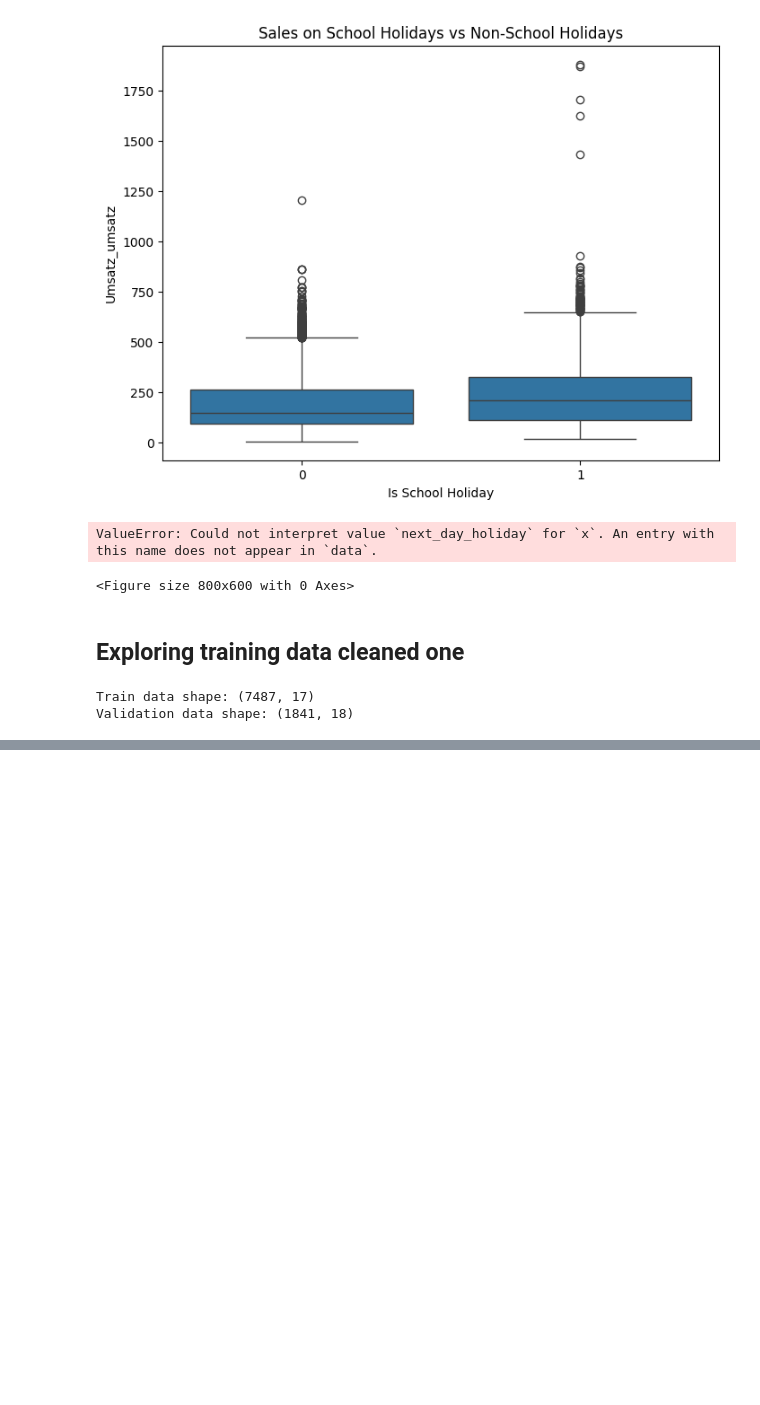
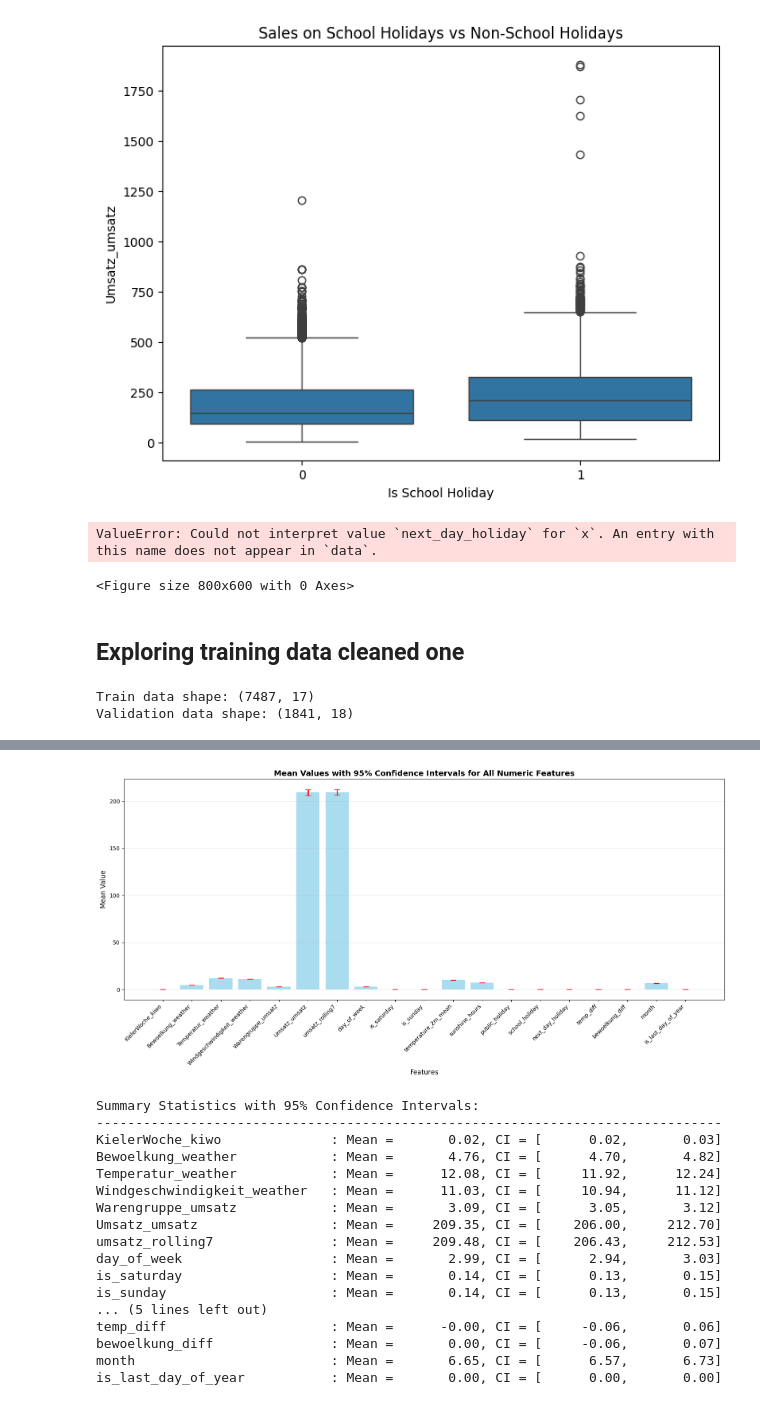
Before and after one commit to Awais16/bakery_sales_prediction, a Jupyter notebook: 1_DatasetCharacteristics/DataCharacter.ipynb, the cells around one changed output, grey strips where cells are left out. Saved outputs shown, nothing was run; the diff lists cells and outputs as text; code cells hidden in the pictures; blank space fills up the shorter version.

```diff
--- a/1_DatasetCharacteristics/DataCharacter.ipynb
+++ b/1_DatasetCharacteristics/DataCharacter.ipynb
@@ -306,6 +305,18 @@ df_train_clean.head()  # Verify
 #drop non numeric columns for correlation check
 df_train_clean_numeric = df_train_clean.select_dtypes(include=['number'])
 
+# Add month column and last day of year column
+df_train_clean_numeric['month'] = pd.to_datetime(df_train_clean['Datum']).dt.month
+df_train_clean_numeric['is_last_day_of_year'] = pd.to_datetime(df_train_clean['Datum']).dt.is_year_end.astype(int)
+
+#remove sunshine_duration, Umsatz_umsatz,umsatz_rolling7  column if exists
+if 'sunshine_duration' in df_train_clean_numeric.columns:
+    df_train_clean_numeric = df_train_clean_numeric.drop(columns=['sunshine_duration'])
+if 'Umsatz_umsatz' in df_train_clean_numeric.columns:
+    df_train_clean_numeric = df_train_clean_numeric.drop(columns=['Umsatz_umsatz'])
+if 'umsatz_rolling7' in df_train_clean_numeric.columns:
+    df_train_clean_numeric = df_train_clean_numeric.drop(columns=['umsatz_rolling7'])
+
 # check correlation of temp_diff and Temperature_weather with umsatz
 correlations = df_train_clean_numeric.corr()['Umsatz_umsatz'].sort_values(ascending=False)
 print(correlations)
@@ -327,3 +341,70 @@ bewoelkung_diff               -0.013652
 Warengruppe_umsatz            -0.059875
 Bewoelkung_weather            -0.085921
 Name: Umsatz_umsatz, dtype: float64
+# %%
+import matplotlib.pyplot as plt
+import numpy as np
+
+# Get all numeric columns
+numeric_cols = df_train_clean_numeric.columns.tolist()
+
+# Calculate mean and 95% confidence interval for each column
+means = []
+ci_lower = []
+ci_upper = []
+labels = []
+
+for col in numeric_cols:
+    data = df_train_clean_numeric[col].dropna()
+    if len(data) > 0:
+        mean = data.mean()
+        std_err = stats.sem(data)
+        ci = stats.t.interval(0.95, len(data)-1, loc=mean, scale=std_err)
+
+        means.append(mean)
+        ci_lower.append(mean - ci[0])
+        ci_upper.append(ci[1] - mean)
+        labels.append(col)
+
+# Create bar chart with error bars
+fig, ax = plt.subplots(figsize=(16, 8))
+x_pos = np.arange(len(labels))
+
+ax.bar(x_pos, means, yerr=[ci_lower, ci_upper],
+       capsize=5, alpha=0.7, color='skyblue',
+       error_kw={'elinewidth': 2, 'ecolor': 'red'})
+
+ax.set_xlabel('Features', fontsize=12)
+ax.set_ylabel('Mean Value', fontsize=12)
+ax.set_title('Mean Values with 95% Confidence Intervals for All Numeric Features', fontsize=14, fontweight='bold')
+ax.set_xticks(x_pos)
+ax.set_xticklabels(labels, rotation=45, ha='right')
+ax.grid(axis='y', alpha=0.3)
+
+plt.tight_layout()
+plt.show()
+
+# Print summary statistics
+print("\nSummary Statistics with 95% Confidence Intervals:")
+print("-" * 80)
+for i, label in enumerate(labels):
+    print(f"{label:30s}: Mean = {means[i]:10.2f}, CI = [{means[i]-ci_lower[i]:10.2f}, {means[i]+ci_upper[i]:10.2f}]")
+# %% [output]
+[figure, added]
+Summary Statistics with 95% Confidence Intervals:
+--------------------------------------------------------------------------------
+KielerWoche_kiwo              : Mean =       0.02, CI = [      0.02,       0.03]
+Bewoelkung_weather            : Mean =       4.76, CI = [      4.70,       4.82]
+Temperatur_weather            : Mean =      12.08, CI = [     11.92,      12.24]
+Windgeschwindigkeit_weather   : Mean =      11.03, CI = [     10.94,      11.12]
+Warengruppe_umsatz            : Mean =       3.09, CI = [      3.05,       3.12]
+Umsatz_umsatz                 : Mean =     209.35, CI = [    206.00,     212.70]
+umsatz_rolling7               : Mean =     209.48, CI = [    206.43,     212.53]
+day_of_week                   : Mean =       2.99, CI = [      2.94,       3.03]
+is_saturday                   : Mean =       0.14, CI = [      0.13,       0.15]
+is_sunday                     : Mean =       0.14, CI = [      0.13,       0.15]
+... (5 lines left out)
+temp_diff                     : Mean =      -0.00, CI = [     -0.06,       0.06]
+bewoelkung_diff               : Mean =       0.00, CI = [     -0.06,       0.07]
+month                         : Mean =       6.65, CI = [      6.57,       6.73]
+is_last_day_of_year           : Mean =       0.00, CI = [      0.00,       0.00]
```
Also changed, not shown: parts of 3 cells of this notebook.
